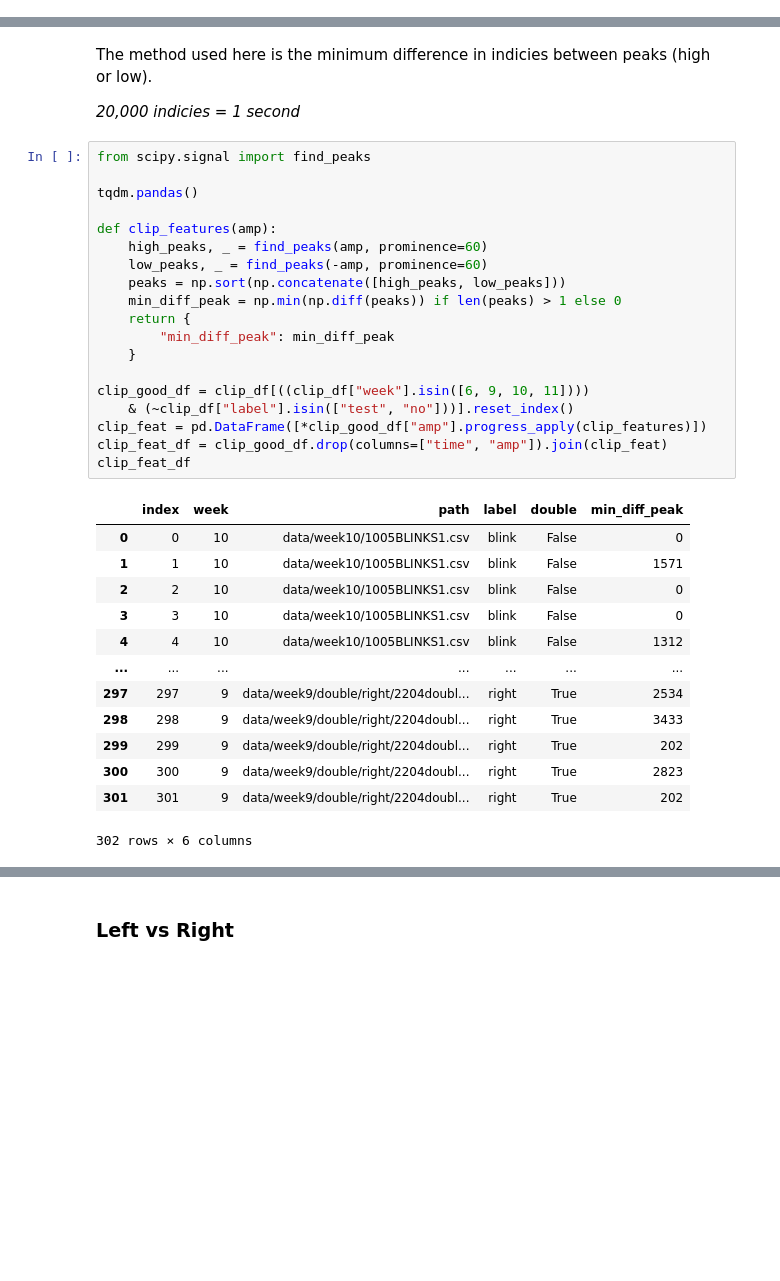
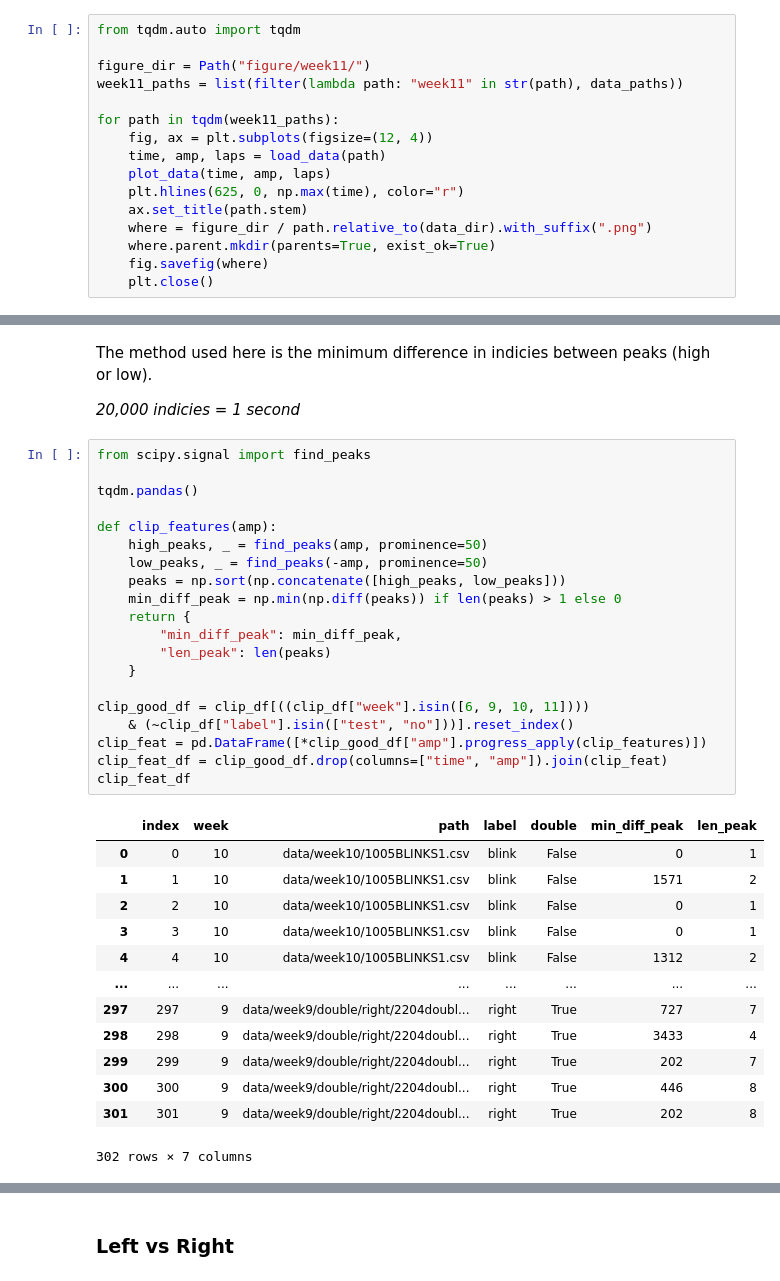
Before and after one commit to edward-ji/eyePlay, a Jupyter notebook: analysis/event.ipynb, the cells around one changed output, grey strips where cells are left out. Saved outputs shown, nothing was run; the diff lists cells and outputs as text; blank space fills up the shorter version.

```diff
--- a/analysis/event.ipynb
+++ b/analysis/event.ipynb
@@ -82,6 +82,22 @@ for path in tqdm(data_paths):
     where.parent.mkdir(parents=True, exist_ok=True)
     fig.savefig(where)
     plt.close()
+# %%
+from tqdm.auto import tqdm
+
+figure_dir = Path("figure/week11/")
+week11_paths = list(filter(lambda path: "week11" in str(path), data_paths))
+
+for path in tqdm(week11_paths):
+    fig, ax = plt.subplots(figsize=(12, 4))
+    time, amp, laps = load_data(path)
+    plot_data(time, amp, laps)
+    plt.hlines(625, 0, np.max(time), color="r")
+    ax.set_title(path.stem)
+    where = figure_dir / path.relative_to(data_dir).with_suffix(".png")
+    where.parent.mkdir(parents=True, exist_ok=True)
+    fig.savefig(where)
+    plt.close()
 # %% [markdown]
 ## Event Detection
 # %% [markdown]
@@ -306,36 +321,37 @@ _20,000 indicies = 1 second_
 # %%
 from scipy.signal import find_peaks
 
 tqdm.pandas()
 
 def clip_features(amp):
-    high_peaks, _ = find_peaks(amp, prominence=60)
-    low_peaks, _ = find_peaks(-amp, prominence=60)
+    high_peaks, _ = find_peaks(amp, prominence=50)
+    low_peaks, _ = find_peaks(-amp, prominence=50)
     peaks = np.sort(np.concatenate([high_peaks, low_peaks]))
     min_diff_peak = np.min(np.diff(peaks)) if len(peaks) > 1 else 0
     return {
-        "min_diff_peak": min_diff_peak
+        "min_diff_peak": min_diff_peak,
+        "len_peak": len(peaks)
     }
 
 clip_good_df = clip_df[((clip_df["week"].isin([6, 9, 10, 11])))
     & (~clip_df["label"].isin(["test", "no"]))].reset_index()
 clip_feat = pd.DataFrame([*clip_good_df["amp"].progress_apply(clip_features)])
 clip_feat_df = clip_good_df.drop(columns=["time", "amp"]).join(clip_feat)
 clip_feat_df
 # %% [output]
-|  | index | week | path | label | double | min_diff_peak |
-| 0 | 0 | 10 | data/week10/1005BLINKS1.csv | blink | False | 0 |
-| 1 | 1 | 10 | data/week10/1005BLINKS1.csv | blink | False | 1571 |
-| 2 | 2 | 10 | data/week10/1005BLINKS1.csv | blink | False | 0 |
-| 3 | 3 | 10 | data/week10/1005BLINKS1.csv | blink | False | 0 |
-| 4 | 4 | 10 | data/week10/1005BLINKS1.csv | blink | False | 1312 |
-| ... | ... | ... | ... | ... | ... | ... |
-| 297 | 297 | 9 | data/week9/double/right/2204doubl... | right | True | 2534 |
-| 298 | 298 | 9 | data/week9/double/right/2204doubl... | right | True | 3433 |
-| 299 | 299 | 9 | data/week9/double/right/2204doubl... | right | True | 202 |
-| 300 | 300 | 9 | data/week9/double/right/2204doubl... | right | True | 2823 |
-| 301 | 301 | 9 | data/week9/double/right/2204doubl... | right | True | 202 |
+|  | index | week | path | label | double | min_diff_peak | len_peak |
+| 0 | 0 | 10 | data/week10/1005BLINKS1.csv | blink | False | 0 | 1 |
+| 1 | 1 | 10 | data/week10/1005BLINKS1.csv | blink | False | 1571 | 2 |
+| 2 | 2 | 10 | data/week10/1005BLINKS1.csv | blink | False | 0 | 1 |
+| 3 | 3 | 10 | data/week10/1005BLINKS1.csv | blink | False | 0 | 1 |
+| 4 | 4 | 10 | data/week10/1005BLINKS1.csv | blink | False | 1312 | 2 |
+| ... | ... | ... | ... | ... | ... | ... | ... |
+| 297 | 297 | 9 | data/week9/double/right/2204doubl... | right | True | 727 | 7 |
+| 298 | 298 | 9 | data/week9/double/right/2204doubl... | right | True | 3433 | 4 |
+| 299 | 299 | 9 | data/week9/double/right/2204doubl... | right | True | 202 | 7 |
+| 300 | 300 | 9 | data/week9/double/right/2204doubl... | right | True | 446 | 8 |
+| 301 | 301 | 9 | data/week9/double/right/2204doubl... | right | True | 202 | 8 |
-302 rows × 6 columns
+302 rows × 7 columns
 # %%
 from sklearn.preprocessing import StandardScaler
 from sklearn.tree import DecisionTreeClassifier
```
Also changed, not shown: parts of 8 cells of this notebook, 1 other file.
